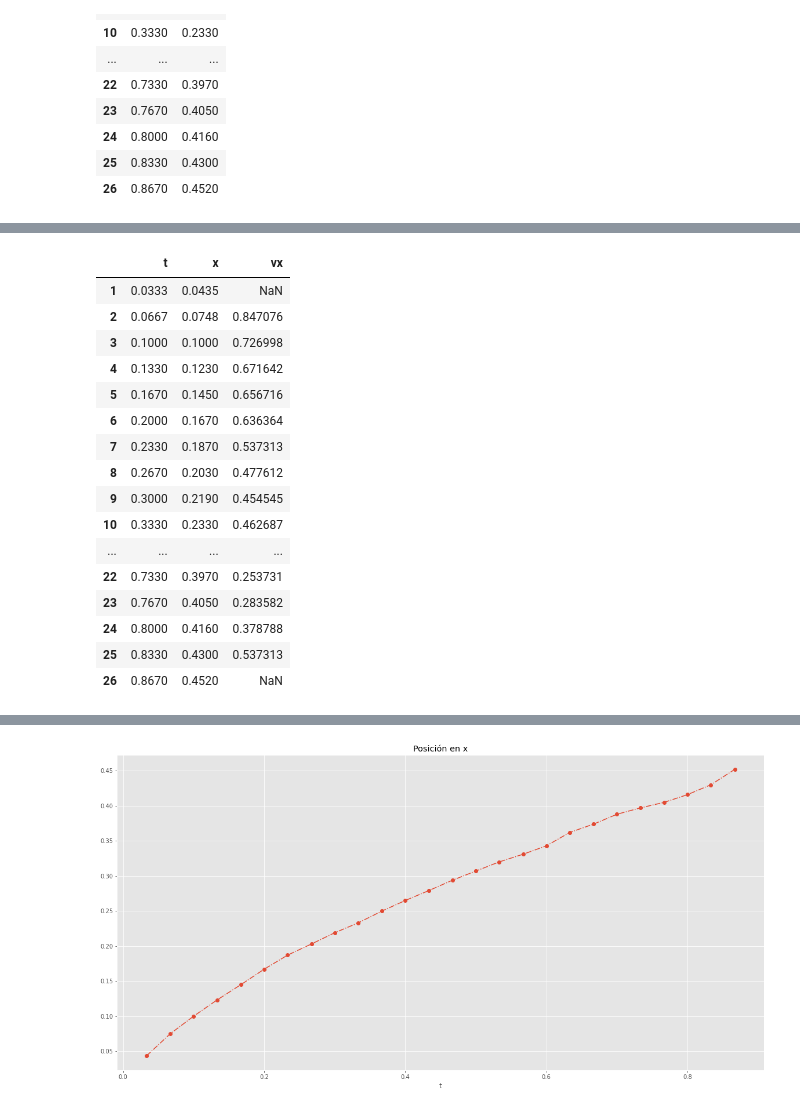
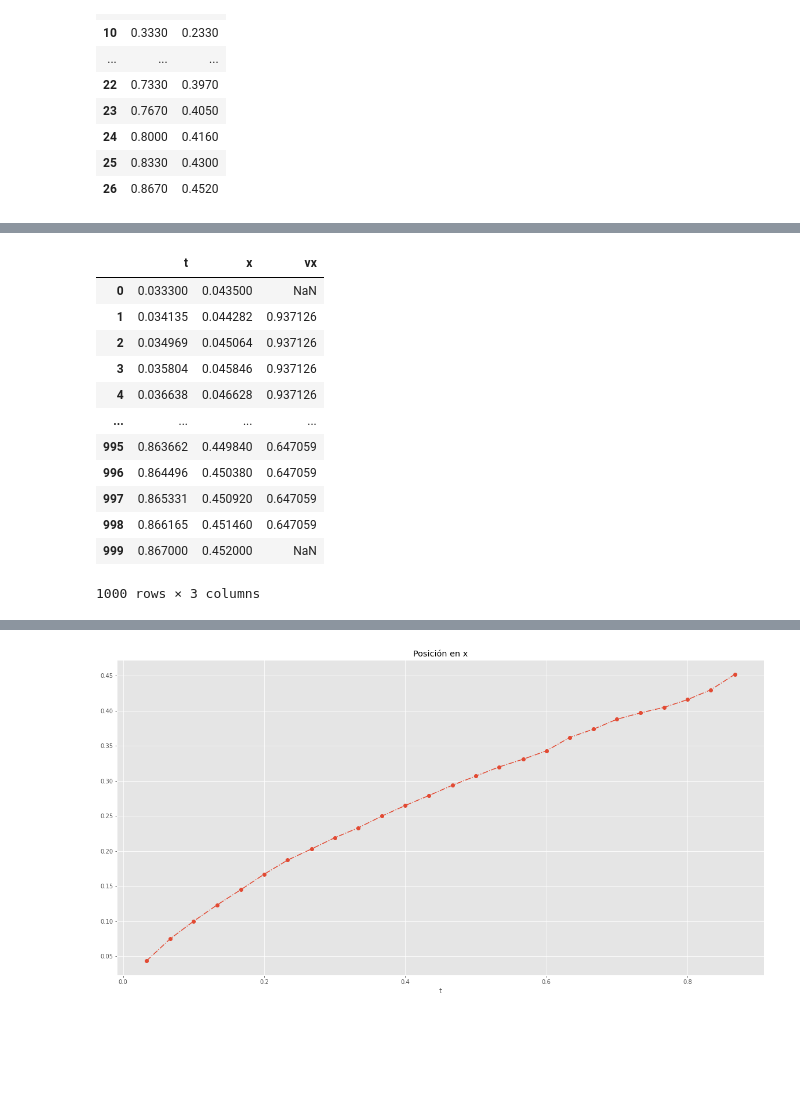
Before and after one commit to SebasGarcia08/horizontal-motion-physics, a Jupyter notebook: analisis.ipynb, the cells around one changed output, grey strips where cells are left out. Saved outputs shown, nothing was run; the diff lists cells and outputs as text; code cells hidden in the pictures; blank space fills up the shorter version.

```diff
--- a/analisis.ipynb
+++ b/analisis.ipynb
@@ -36,3 +36,16 @@ df
 | 24 | 0.8000 | 0.4160 |
 | 25 | 0.8330 | 0.4300 |
 | 26 | 0.8670 | 0.4520 |
+# %%
+f = interp1d(df.t, df.x)
+dominio = np.linspace(df.t.values[0], df.t.values[-1], 1000)
+data = {
+    "t": dominio,
+    "x": f(dominio)
+}
+plt.figure(figsize=(8,5))
+df2 = pd.DataFrame(data)
+df2.set_index("t").plot(label="Interpolated", linestyle="--", marker="o")
+df.set_index("t").plot(label="Original",linestyle="--", marker="o")
+plt.legend()
+plt.show()
@@ -39,35 +56,35 @@ df
 # %%
-vx = [np.nan]
-xs = df.x.values
-ts = df.t.values
+def add_velocity(df: pd.DataFrame) -> pd.DataFrame:
+        vx = [np.nan]
+        xs = df.x.values
+        ts = df.t.values
 
-for i in range(len(df)):
-    if i > 0 and i+1 < len(df):
-        vel_x = (xs[i+1] - xs[i-1]) / \
-                (ts[i+1] - ts[i-1] )
-        vx.append(vel_x)
+        for i in range(len(df)):
+                if i > 0 and i+1 < len(df):
+                        vel_x = (xs[i+1] - xs[i-1]) / \
+                                (ts[i+1] - ts[i-1] )
+                        vx.append(vel_x)
 
-vx.append(np.nan)
-df["vx"] = vx
+        vx.append(np.nan)
+        df["vx"] = vx
+        return df
 
-df
+df = add_velocity(df)
+df2 = add_velocity(df2)
+df2
 # %% [output]
 |  | t | x | vx |
-| 1 | 0.0333 | 0.0435 | NaN |
-| 2 | 0.0667 | 0.0748 | 0.847076 |
-| 3 | 0.1000 | 0.1000 | 0.726998 |
-| 4 | 0.1330 | 0.1230 | 0.671642 |
-| 5 | 0.1670 | 0.1450 | 0.656716 |
-| 6 | 0.2000 | 0.1670 | 0.636364 |
-| 7 | 0.2330 | 0.1870 | 0.537313 |
-| 8 | 0.2670 | 0.2030 | 0.477612 |
-| 9 | 0.3000 | 0.2190 | 0.454545 |
-| 10 | 0.3330 | 0.2330 | 0.462687 |
+| 0 | 0.033300 | 0.043500 | NaN |
+| 1 | 0.034135 | 0.044282 | 0.937126 |
+| 2 | 0.034969 | 0.045064 | 0.937126 |
+| 3 | 0.035804 | 0.045846 | 0.937126 |
+| 4 | 0.036638 | 0.046628 | 0.937126 |
 | ... | ... | ... | ... |
-| 22 | 0.7330 | 0.3970 | 0.253731 |
-| 23 | 0.7670 | 0.4050 | 0.283582 |
-| 24 | 0.8000 | 0.4160 | 0.378788 |
-| 25 | 0.8330 | 0.4300 | 0.537313 |
-| 26 | 0.8670 | 0.4520 | NaN |
+| 995 | 0.863662 | 0.449840 | 0.647059 |
+| 996 | 0.864496 | 0.450380 | 0.647059 |
+| 997 | 0.865331 | 0.450920 | 0.647059 |
+| 998 | 0.866165 | 0.451460 | 0.647059 |
+| 999 | 0.867000 | 0.452000 | NaN |
+1000 rows × 3 columns
 # %%
 df.set_index("t").plot(subplots=True, figsize=(12,8), linestyle="dashdot", marker="o")
```
Also changed, not shown: parts of 9 cells of this notebook, 3 other files.
